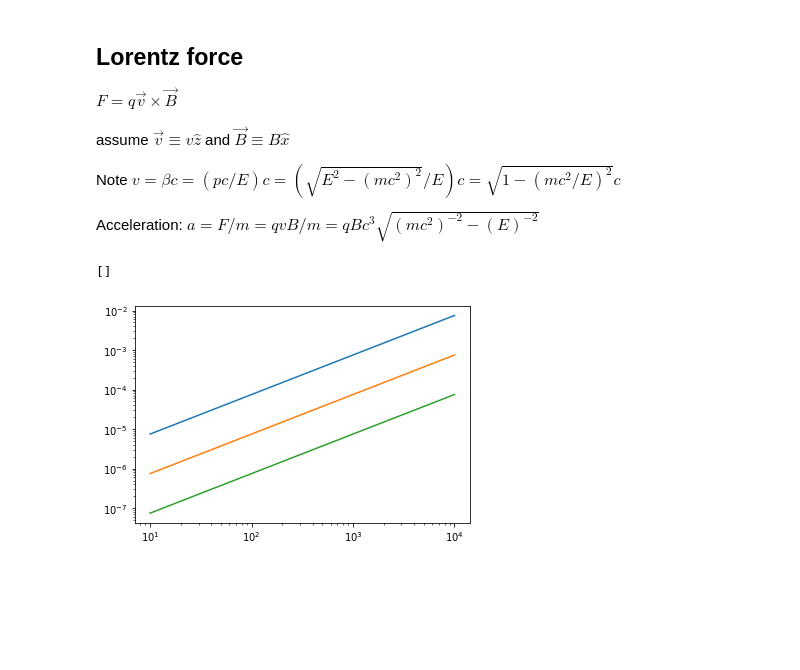
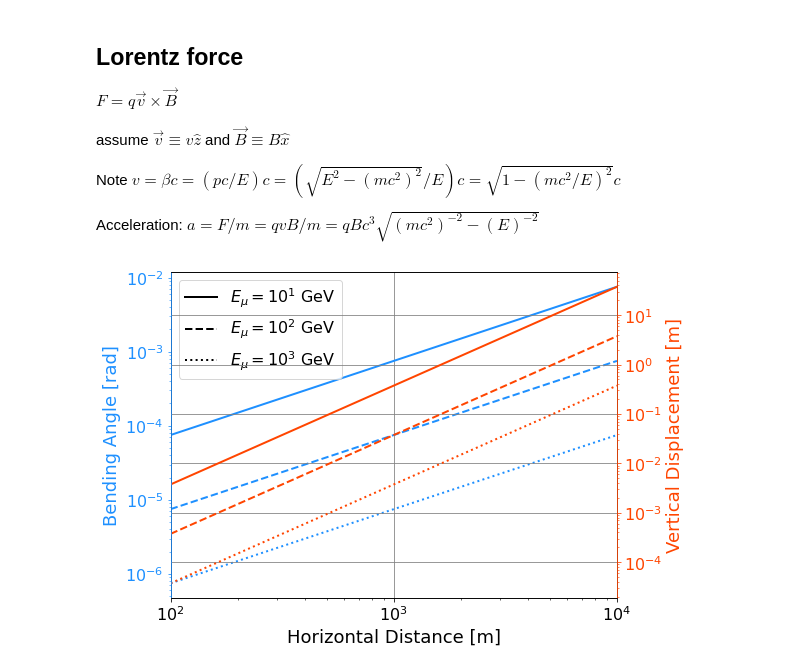
Before and after one commit to nickkamp1/Lake_Geneva_Neutrinos, a Jupyter notebook: EarthMagneticFieldTest.ipynb, the cells around one changed output. Saved outputs shown, nothing was run; the diff lists cells and outputs as text; code cells hidden in the pictures; blank space fills up the shorter version.

```diff
--- a/EarthMagneticFieldTest.ipynb
+++ b/EarthMagneticFieldTest.ipynb
@@ -1,6 +1,7 @@
 # %%
 import numpy as np
 import matplotlib.pyplot as plt
+plt.style.use("figures.mplstyle")
 
 B_Earth = 25e-6 # T
 m_muon = 0.1056 # GeV
@@ -36,13 +37,44 @@ def LorentzDeflection(E_muon,dz):
     return dx
 
 def DeflectionAngle(E_muon,dz):
-    return dz/BendingRadius(E_muon)
+    return np.arcsin(dz/BendingRadius(E_muon))
+
+def VerticalDeflection(E_muon,dz):
+    theta = DeflectionAngle(E_muon,dz)
+    rho = BendingRadius(E_muon)
+    return rho*(1-np.cos(theta))
 # %%
-dzrange = np.logspace(1,4,100)
+dzrange = np.logspace(2,4,100)
 Energies = [1e1,1e2,1e3]
-for E_muon in Energies:
-    plt.plot(dzrange,DeflectionAngle(E_muon,dzrange),label=r"$E_\mu=%2.2e$"%E_muon)
-plt.loglog()
+ls_list = ["-","--",":"]
+
+fig, ax1 = plt.subplots()
+ax2 = ax1.twinx()
+
+for E_muon,ls in zip(Energies,ls_list):
+    ax1.plot(dzrange,DeflectionAngle(E_muon,dzrange),ls=ls,color="dodgerblue")
+    ax1.plot([],[],color="black",ls=ls,label=r"$E_\mu=10^%d$ GeV"%np.log10(E_muon))
+
+for E_muon,ls in zip(Energies,ls_list):
+    ax2.plot(dzrange,VerticalDeflection(E_muon,dzrange),ls=ls,color="orangered")
+
+ax1.set_xlim(dzrange[0],dzrange[-1])
+ax1.loglog()
+ax2.loglog()
+ax1.legend()
+
+ax1.set_xlabel('Horizontal Distance [m]')
+ax2.spines['left'].set_color('dodgerblue')
+ax2.spines['right'].set_color('orangered')
+ax1.tick_params(axis='y',colors='dodgerblue',which='both')
+ax2.tick_params(colors='orangered',which='both')
+ax1.set_axisbelow(True)
+ax2.set_axisbelow(True)
+ax1.grid(color="grey",axis="x")
+ax2.grid(color="grey")
+ax1.set_ylabel('Bending Angle [rad]', color='dodgerblue')
+ax2.set_ylabel('Vertical Displacement [m]', color='orangered')
+
+plt.show()
 # %% [output]
-[]
-[figure, old version]
+[figure, new version]
```
Also changed, not shown: 11 other files.
